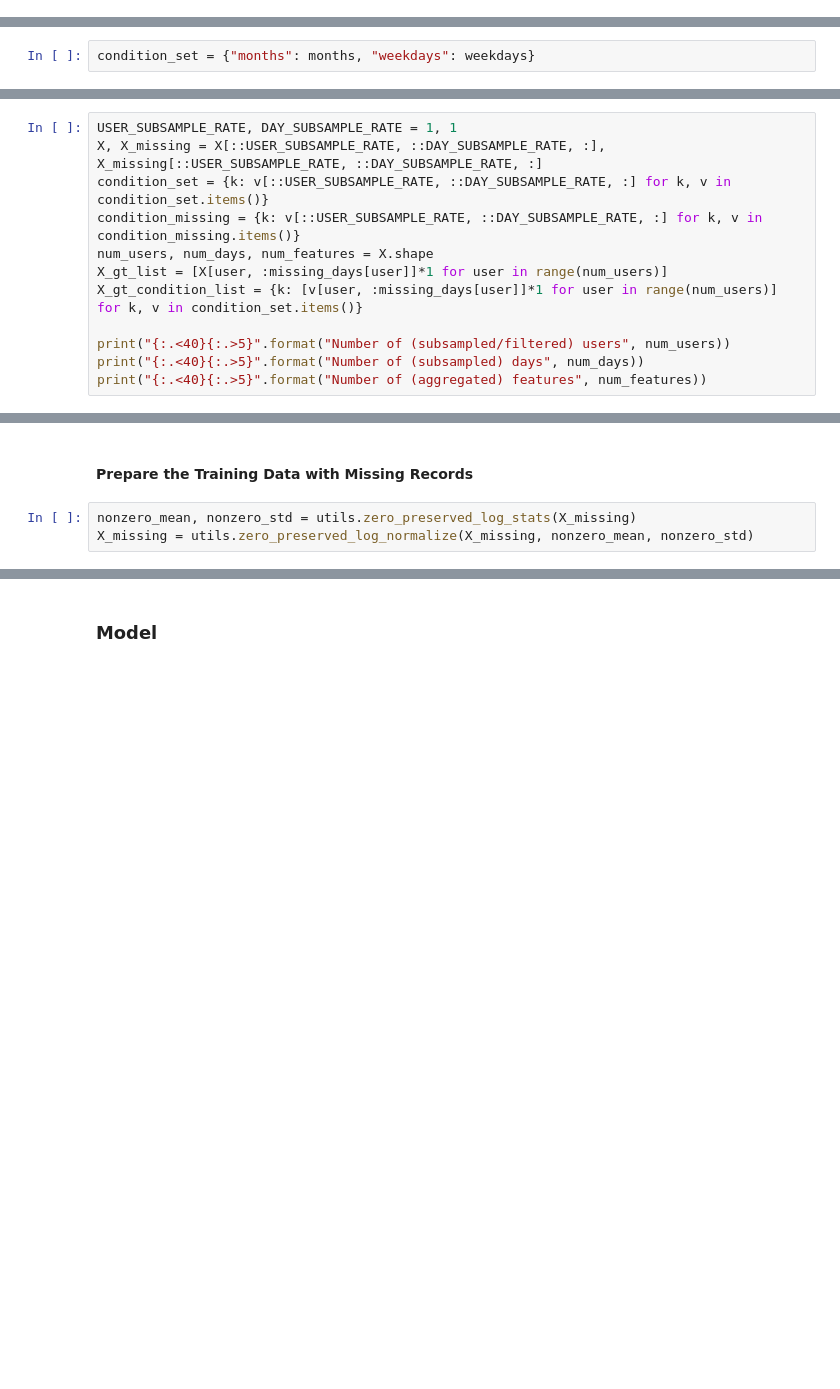
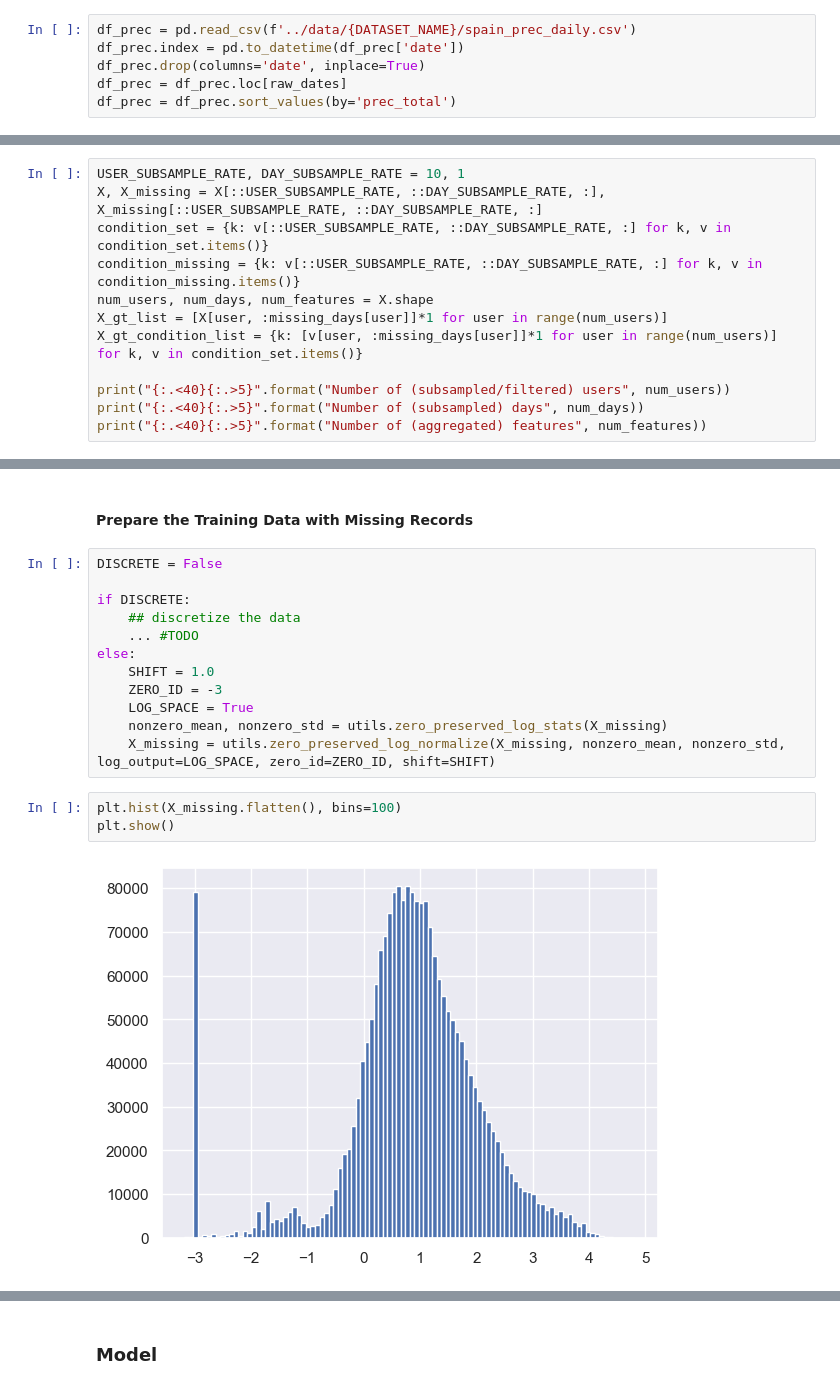
Before and after one commit to kabolat/behavio-temporal-vae, a Jupyter notebook: notebooks/sdg_baseline.ipynb, the cells around one changed output, grey strips where cells are left out. Saved outputs shown, nothing was run; the diff lists cells and outputs as text; blank space fills up the shorter version.

```diff
--- a/notebooks/sdg_baseline.ipynb
+++ b/notebooks/sdg_baseline.ipynb
@@ -52,2 +73,8 @@ weekdays = np.array([d.weekday() for d in raw_dates])
+# %%
+df_prec = pd.read_csv(f'../data/{DATASET_NAME}/spain_prec_daily.csv')
+df_prec.index = pd.to_datetime(df_prec['date'])
+df_prec.drop(columns='date', inplace=True)
+df_prec = df_prec.loc[raw_dates]
+df_prec = df_prec.sort_values(by='prec_total')
 # %%
 condition_kwargs = {}
@@ -69,5 +122,3 @@ conditioner = datasets.Conditioner(**condition_kwargs)
-# %%
-condition_set = {"months": months, "weekdays": weekdays}
 # %% [markdown]
 #### Set Resolution
 # %%
@@ -115,7 +166,7 @@ for user in range(X.shape[0]):
 # %% [markdown]
 #### Subsample the Dataset
 # %%
-USER_SUBSAMPLE_RATE, DAY_SUBSAMPLE_RATE = 1, 1
+USER_SUBSAMPLE_RATE, DAY_SUBSAMPLE_RATE = 10, 1
 X, X_missing = X[::USER_SUBSAMPLE_RATE, ::DAY_SUBSAMPLE_RATE, :], X_missing[::USER_SUBSAMPLE_RATE, ::DAY_SUBSAMPLE_RATE, :]
 condition_set = {k: v[::USER_SUBSAMPLE_RATE, ::DAY_SUBSAMPLE_RATE, :] for k, v in condition_set.items()}
 condition_missing = {k: v[::USER_SUBSAMPLE_RATE, ::DAY_SUBSAMPLE_RATE, :] for k, v in condition_missing.items()}
@@ -142,7 +193,21 @@ conditions_missing = {k: v[~missing_idx] for k, v in conditions_missing.items()}
 # %% [markdown]
 #### Prepare the Training Data with Missing Records
 # %%
-nonzero_mean, nonzero_std = utils.zero_preserved_log_stats(X_missing)
-X_missing = utils.zero_preserved_log_normalize(X_missing, nonzero_mean, nonzero_std)
+DISCRETE = False
+
+if DISCRETE:
+    ## discretize the data
+    ... #TODO
+else:
+    SHIFT = 1.0
+    ZERO_ID = -3
+    LOG_SPACE = True
+    nonzero_mean, nonzero_std = utils.zero_preserved_log_stats(X_missing)
+    X_missing = utils.zero_preserved_log_normalize(X_missing, nonzero_mean, nonzero_std, log_output=LOG_SPACE, zero_id=ZERO_ID, shift=SHIFT)
+# %%
+plt.hist(X_missing.flatten(), bins=100)
+plt.show()
+# %% [output]
+[figure, added]
 # %%
 ## split the X_missing and conditions_missing into training and validation sets
```
Also changed, not shown: parts of 27 cells of this notebook.
